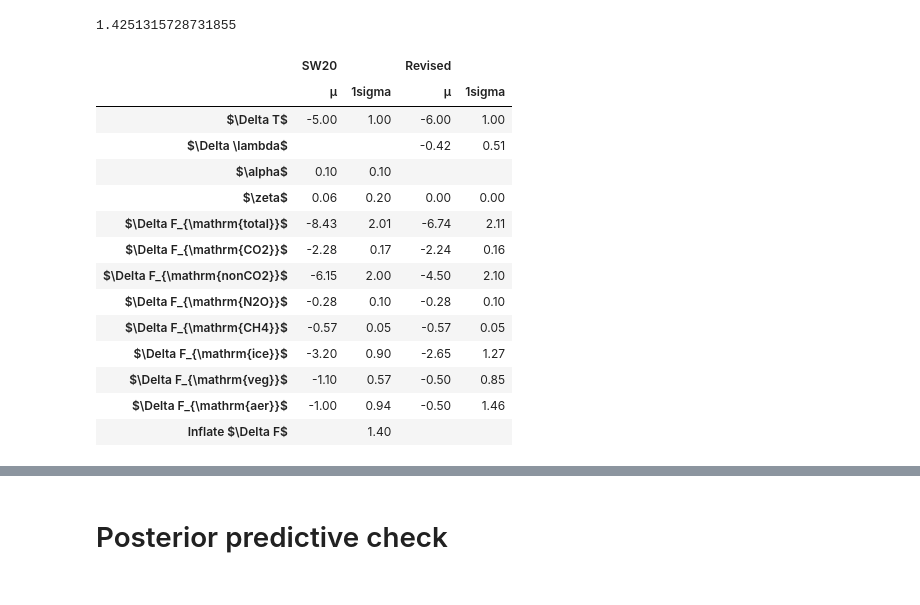
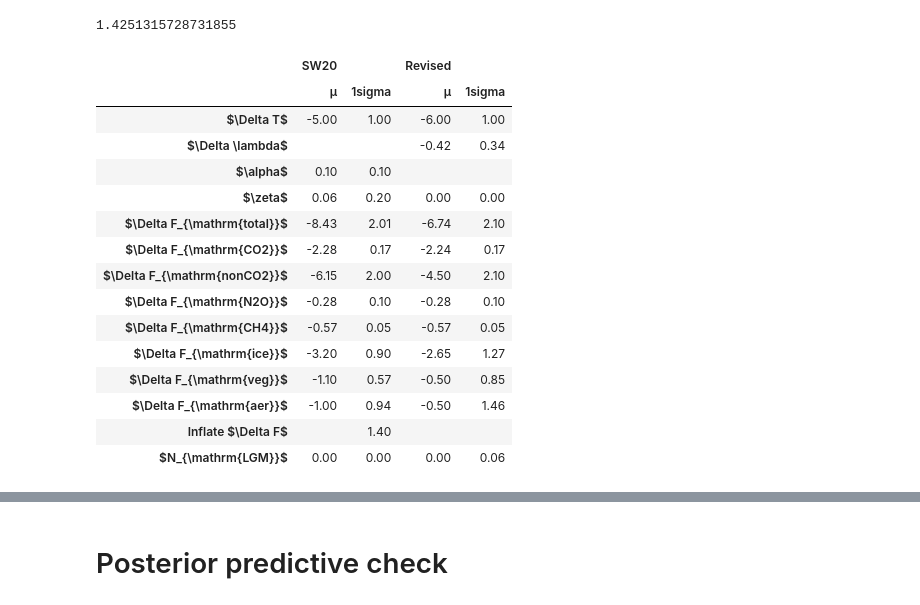
Before and after one commit to vtcooper/bayecs, a Jupyter notebook: Cooper_baselines.ipynb, the cells around one changed output, grey strips where cells are left out. Saved outputs shown, nothing was run; the diff lists cells and outputs as text; code cells hidden in the pictures.

```diff
--- a/Cooper_baselines.ipynb
+++ b/Cooper_baselines.ipynb
@@ -190,7 +190,7 @@ coop_REVISED = {
     'mu_F_other_LGM':  -4.5, 'sig_F_other_LGM':  2.1,
     'mu_N_LGM':         0.0,  'sig_N_LGM':       0.1/1.645, ## placeholder budget residual
     # 'mu_dlambda_LGM':  -0.37,'sig_dlambda_LGM':  0.23*1.5,
-    'mu_dlambda_LGM': -0.42,'sig_dlambda_LGM':  0.34*1.5,
+    'mu_dlambda_LGM': -0.42,'sig_dlambda_LGM':  0.34*1.,
 
     # 'mu_T_LGM':       -5.0,  'sig_T_LGM':       1.0,
     # 'mu_F_LGM':       -6.15, 'sig_F_LGM':       2.0,
@@ -204,7 +204,7 @@ coop_REVISED = {
     'mu_F_plio_nonGHG': 1.76,   'sig_F_plio_nonGHG':  1.0, #added aerosol unc of 1.46/2 Wm-2
     'mu_N_plio':        0.0,   'sig_N_plio':        0.1/1.645, ## placeholder budget residual
     # 'mu_dlambda_plio': -0.37,'sig_dlambda_plio':  0.32*1.,
-    'mu_dlambda_plio': -0.44,'sig_dlambda_plio':  0.40*1.5,
+    'mu_dlambda_plio': -0.44,'sig_dlambda_plio':  0.40*1.,
 
     # 'mu_fESS':          0.5,  'sig_fESS':          0.25,
 }
@@ -217,7 +217,7 @@ coopREV_data_US = dict(coop_REVISED, use_uniform_lambda_prior=0)
 initREV = dict(
     S=3.0,
     F_2xCO2=3.93,
-    zeta=0.06,
+    zeta=0.,
 
     F_hist=2.65,
     T_hist=1.08,
@@ -2773,6 +2805,7 @@ lgm_rows = [
     "Delta F_veg",
     "Delta F_aer",
     "Additional Delta F",
+    "N_LGM",
 ]
 
 lgm_row_labels = {
@@ -2789,6 +2822,7 @@ lgm_row_labels = {
     "Delta F_veg": r"$\Delta F_{\mathrm{veg}}$",
     "Delta F_aer": r"$\Delta F_{\mathrm{aer}}$",
     "Additional Delta F": r"Inflate $\Delta F$",
+    "N_LGM": r"$N_{\mathrm{LGM}}$",
 }
 
 lgm_table_values = {
@@ -2834,38 +2868,44 @@ lgm_table_values = {
         ("Revised", "μ"): lgm_nonco2_rev_mu,
         ("Revised", "1sigma"): np.nanstd(_f_nonco2_rev, ddof=1),
     },
     "Additional Delta F": {
         ("SW20", "μ"): np.nan,
         ("SW20", "1sigma"): lgm_component_sig_sw20["Additional Delta F"],
         ("Revised", "μ"): np.nan,
         ("Revised", "1sigma"): np.nan,
     },
+    "N_LGM": {
+        ("SW20", "μ"): 0.0,
+        ("SW20", "1sigma"): 0.0,
+        ("Revised", "μ"): coop_REVISED["mu_N_LGM"],
+        ("Revised", "1sigma"): coop_REVISED["sig_N_LGM"],
+    },
 }
 
 for _row in ["Delta F_N2O", "Delta F_CH4", "Delta F_ice", "Delta F_veg", "Delta F_aer"]:
     lgm_table_values[_row] = {
         ("SW20", "μ"): lgm_components_sw20[_row],
         ("SW20", "1sigma"): lgm_component_sig_sw20[_row],
         ("Revised", "μ"): lgm_components_rev[_row],
         ("Revised", "1sigma"): lgm_component_sig_rev[_row],
     }
 
 lgm_parameter_table = pd.DataFrame.from_dict(lgm_table_values, orient="index")
 lgm_parameter_table = lgm_parameter_table.reindex(lgm_rows)
 lgm_parameter_table = lgm_parameter_table.rename(index=lgm_row_labels)
 lgm_parameter_table.columns = pd.MultiIndex.from_tuples(lgm_parameter_table.columns)
 lgm_parameter_table = lgm_parameter_table[["SW20", "Revised"]]
 
 lgm_parameter_table.style.format("{:.2f}", na_rep="")
 # %% [output]
 |  | SW20 |  | Revised |  |
 |  | μ | 1sigma | μ | 1sigma |
 | $\Delta T$ | -5.00 | 1.00 | -6.00 | 1.00 |
-| $\Delta \lambda$ |  |  | -0.42 | 0.51 |
+| $\Delta \lambda$ |  |  | -0.42 | 0.34 |
 | $\alpha$ | 0.10 | 0.10 |  |  |
 | $\zeta$ | 0.06 | 0.20 | 0.00 | 0.00 |
-| $\Delta F_{\mathrm{total}}$ | -8.43 | 2.01 | -6.74 | 2.11 |
-| $\Delta F_{\mathrm{CO2}}$ | -2.28 | 0.17 | -2.24 | 0.16 |
+| $\Delta F_{\mathrm{total}}$ | -8.43 | 2.01 | -6.74 | 2.10 |
+| $\Delta F_{\mathrm{CO2}}$ | -2.28 | 0.17 | -2.24 | 0.17 |
 | $\Delta F_{\mathrm{nonCO2}}$ | -6.15 | 2.00 | -4.50 | 2.10 |
 | $\Delta F_{\mathrm{N2O}}$ | -0.28 | 0.10 | -0.28 | 0.10 |
 | $\Delta F_{\mathrm{CH4}}$ | -0.57 | 0.05 | -0.57 | 0.05 |
@@ -2873,4 +2913,5 @@ lgm_parameter_table.style.format("{:.2f}", na_rep="")
 | $\Delta F_{\mathrm{veg}}$ | -1.10 | 0.57 | -0.50 | 0.85 |
 | $\Delta F_{\mathrm{aer}}$ | -1.00 | 0.94 | -0.50 | 1.46 |
 | Inflate $\Delta F$ |  | 1.40 |  |  |
+| $N_{\mathrm{LGM}}$ | 0.00 | 0.00 | 0.00 | 0.06 |
 # %%
```
Also changed, not shown: parts of 20 cells of this notebook.
